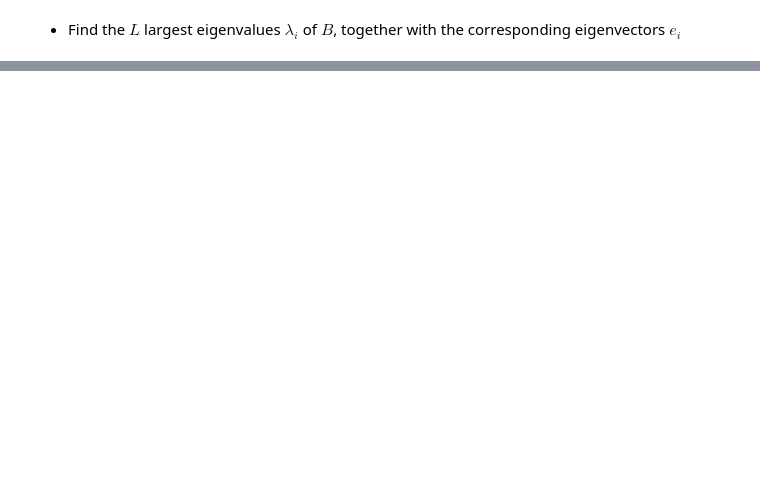
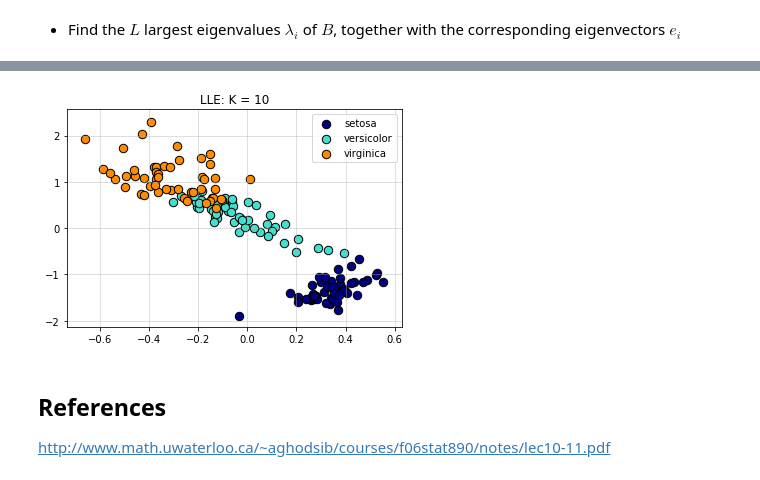
Before and after one commit to MJEmilio/MachineLearning, a Jupyter notebook: MDS.ipynb, the cells around one changed output, grey strips where cells are left out. Saved outputs shown, nothing was run; the diff lists cells and outputs as text; code cells hidden in the pictures; blank space fills up the shorter version.

```diff
--- a/MDS.ipynb
+++ b/MDS.ipynb
@@ -103,0 +105,18 @@ plt.show()
+# %%
+colors = ['navy', 'turquoise', 'darkorange']
+
+
+target_ids = np.unique(iris.target)
+t = iris.target
+for i, c ,label in zip(target_ids, colors, iris.target_names):
+    plt.scatter(iso[ i == t,0], iso[i == t,1], c = c,  edgecolors='black', s=285,label=label, marker='.')
+plt.legend()
+plt.title('LLE: K = '+ str(K))
+plt.grid(alpha=0.5)
+plt.show()
+# %% [output]
+[figure, added]
+# %% [markdown]
+## References
+
+http://www.math.uwaterloo.ca/~aghodsib/courses/f06stat890/notes/lec10-11.pdf
```
Also changed, not shown: parts of 23 cells of this notebook, 1 other file.
